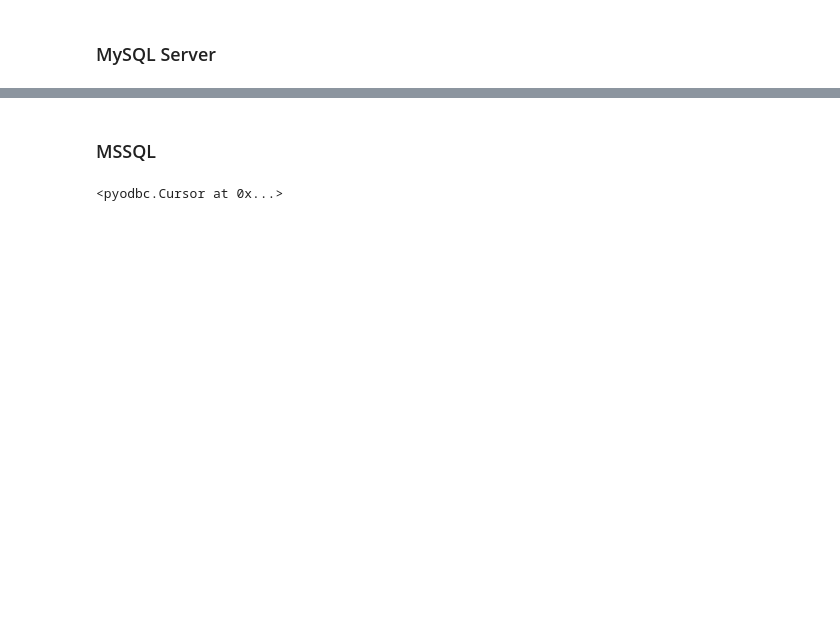
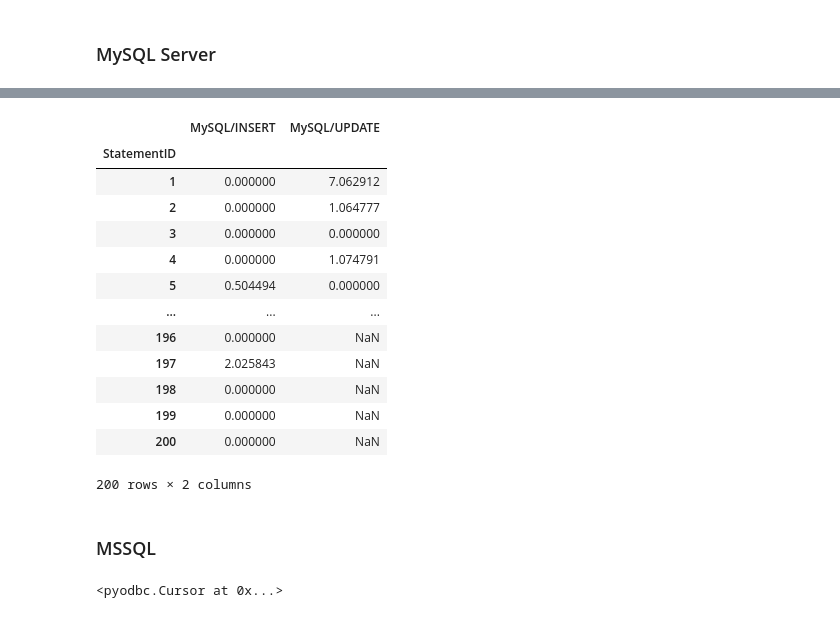
Before and after one commit to eslamdyab21/AMRs-in-Warehouse-Systems, a Jupyter notebook: database-servers-comparison/servers-performance.ipynb, the cells around one changed output, grey strips where cells are left out. Saved outputs shown, nothing was run; the diff lists cells and outputs as text; code cells hidden in the pictures; blank space fills up the shorter version.

```diff
--- a/database-servers-comparison/servers-performance.ipynb
+++ b/database-servers-comparison/servers-performance.ipynb
@@ -87,31 +86,31 @@ connection = connector.connect(user=ENV_MYSQL_USER,
 cursor = connection.cursor()
 # %%
 cursor.execute("""DELETE FROM Products;""")
+# %%
+# For evaluating INSERT performance
+for i in range(200):
+    product_id, price, items_in_stock = products_data.iloc[i]
+    add_record = """INSERT INTO Products VALUES('{}', {}, {});""".format(product_id, price, items_in_stock)
+
+    start_time = time.time()
+    cursor.execute(add_record)
+    end_time = time.time()
+    total_time = end_time - start_time
+    total_time_in_msec = total_time*1000
+    servers_performance.iloc[i, 0] = total_time_in_msec
+
+    cursor.execute("""DELETE FROM Products;""")
+
+    time.sleep(0.5)
 # %%
-# For evaluating INSERT performance
-for i in range(90):
-    product_id, price, items_in_stock = products_data.iloc[i]
-    add_record = """INSERT INTO Products VALUES('{}', {}, {});""".format(product_id, price, items_in_stock)
-
-    start_time = time.time()
-    cursor.execute(add_record)
-    end_time = time.time()
-    total_time = end_time - start_time
-    total_time_in_msec = total_time*1000
-    servers_performance.iloc[i, 0] = total_time_in_msec
-
-    cursor.execute("""DELETE FROM Products;""")
-
-    time.sleep(0.5)
-
 # For evaluating UPDATE performance
-for i in range(90): # Fill the database with data
+for i in range(200): # Fill the database with data
     product_id, price, items_in_stock = products_data.iloc[i]
     add_record = """INSERT INTO Products VALUES('{}', {}, {});""".format(product_id, price, items_in_stock)
     cursor.execute(add_record)
     connection.commit()
 
-for i in range(90): # Update randomly
+for i in range(100): # Update randomly
     new_items_in_stock = 50
     product_id = products_data["ProductID"][i+1]
     update_record = """UPDATE Products SET ItemsInStock = {} WHERE ProductID = '{}';""".format(new_items_in_stock, product_id)
@@ -143,3 +125,20 @@ servers_performance
+# %%
+servers_performance[["MySQL/INSERT", "MySQL/UPDATE"]]
+# %% [output]
+|  | MySQL/INSERT | MySQL/UPDATE |
+| StatementID |  |  |
+| 1 | 0.000000 | 7.062912 |
+| 2 | 0.000000 | 1.064777 |
+| 3 | 0.000000 | 0.000000 |
+| 4 | 0.000000 | 1.074791 |
+| 5 | 0.504494 | 0.000000 |
+| ... | ... | ... |
+| 196 | 0.000000 | NaN |
+| 197 | 2.025843 | NaN |
+| 198 | 0.000000 | NaN |
+| 199 | 0.000000 | NaN |
+| 200 | 0.000000 | NaN |
+200 rows × 2 columns
 # %%
 cursor.close()
 connection.close()
```
Also changed, not shown: parts of 14 cells of this notebook.
